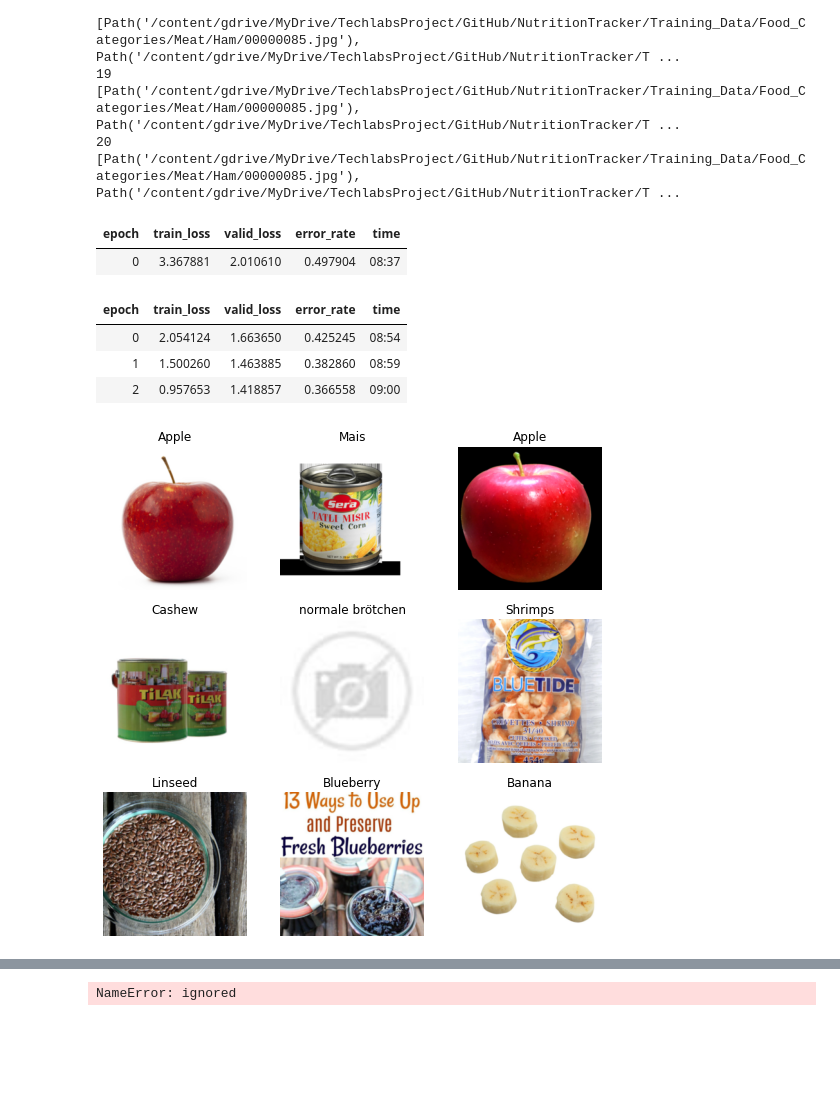
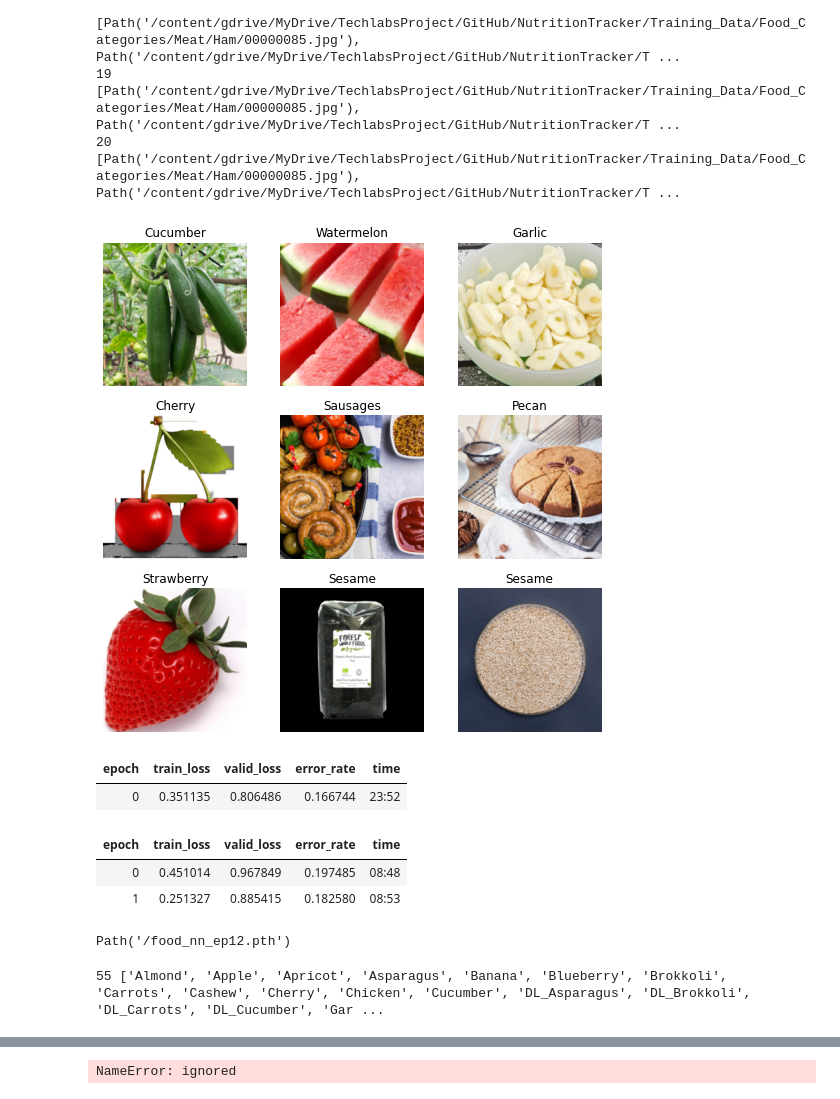
Before and after one commit to TechLabs-Dortmund/nutritional-value-determination, a Jupyter notebook: food_nn.ipynb, the cells around one changed output, grey strips where cells are left out. Drawn from its saved outputs; the diff is of its cells as text; code cells hidden in the pictures; blank space fills up the shorter version.

```diff
--- a/food_nn.ipynb
+++ b/food_nn.ipynb
@@ -102,19 +95,7 @@ for j in range(int(len(files)/failed_batch)):
 19 [Path('/content/gdrive/MyDrive/TechlabsProject/GitHub/NutritionTracker/Training_Data/Food_Categories/Meat/Ham/00000085.jpg'), Path('/content/gdrive/MyDrive/TechlabsProject/GitHub/NutritionTracker/T ...
 20 [Path('/content/gdrive/MyDrive/TechlabsProject/GitHub/NutritionTracker/Training_Data/Food_Categories/Meat/Ham/00000085.jpg'), Path('/content/gdrive/MyDrive/TechlabsProject/GitHub/NutritionTracker/T ...
 # %%
-
-# files.remove(Path('/content/gdrive/MyDrive/TechlabsProject/GitHub/NutritionTracker/Training_Data/Food_Categories/Fruits/Raspberry/00000064.jpg'))
-
-
 dls = ImageDataLoaders.from_folder(filepath, files, valid_pct=.2, seed=42, item_tfms=Resize(224))
 dls.show_batch()
-learn = cnn_learner(dls, resnet34, metrics=error_rate)
-learn.fine_tune(3)
 # %% [output]
-| epoch | train_loss | valid_loss | error_rate | time |
-| 0 | 3.367881 | 2.010610 | 0.497904 | 08:37 |
-| epoch | train_loss | valid_loss | error_rate | time |
-| 0 | 2.054124 | 1.663650 | 0.425245 | 08:54 |
-| 1 | 1.500260 | 1.463885 | 0.382860 | 08:59 |
-| 2 | 0.957653 | 1.418857 | 0.366558 | 09:00 |
-[figure, old version]
+[figure, new version]
@@ -121 +107,19 @@ learn.fine_tune(3)
+# %%
+already_learned_ep = 10
+ep = 2
+learn.fine_tune(ep)
+learnpath = '/content/gdrive/MyDrive/TechlabsProject/GitHub/NutritionTracker'
+learn_savename = f'/food_nn_ep{ep + already_learned_ep}'
+learn.save(os.path.join(learnpath, learn_savename))
+# %% [output]
+| epoch | train_loss | valid_loss | error_rate | time |
+| 0 | 0.351135 | 0.806486 | 0.166744 | 23:52 |
+| epoch | train_loss | valid_loss | error_rate | time |
+| 0 | 0.451014 | 0.967849 | 0.197485 | 08:48 |
+| 1 | 0.251327 | 0.885415 | 0.182580 | 08:53 |
+Path('/food_nn_ep12.pth')
+# %%
+print(len(dls.vocab), dls.vocab)
+# %% [output]
+55 ['Almond', 'Apple', 'Apricot', 'Asparagus', 'Banana', 'Blueberry', 'Brokkoli', 'Carrots', 'Cashew', 'Cherry', 'Chicken', 'Cucumber', 'DL_Asparagus', 'DL_Brokkoli', 'DL_Carrots', 'DL_Cucumber', 'Gar ...
 # %%
```
Also changed, not shown: parts of 18 cells of this notebook.
